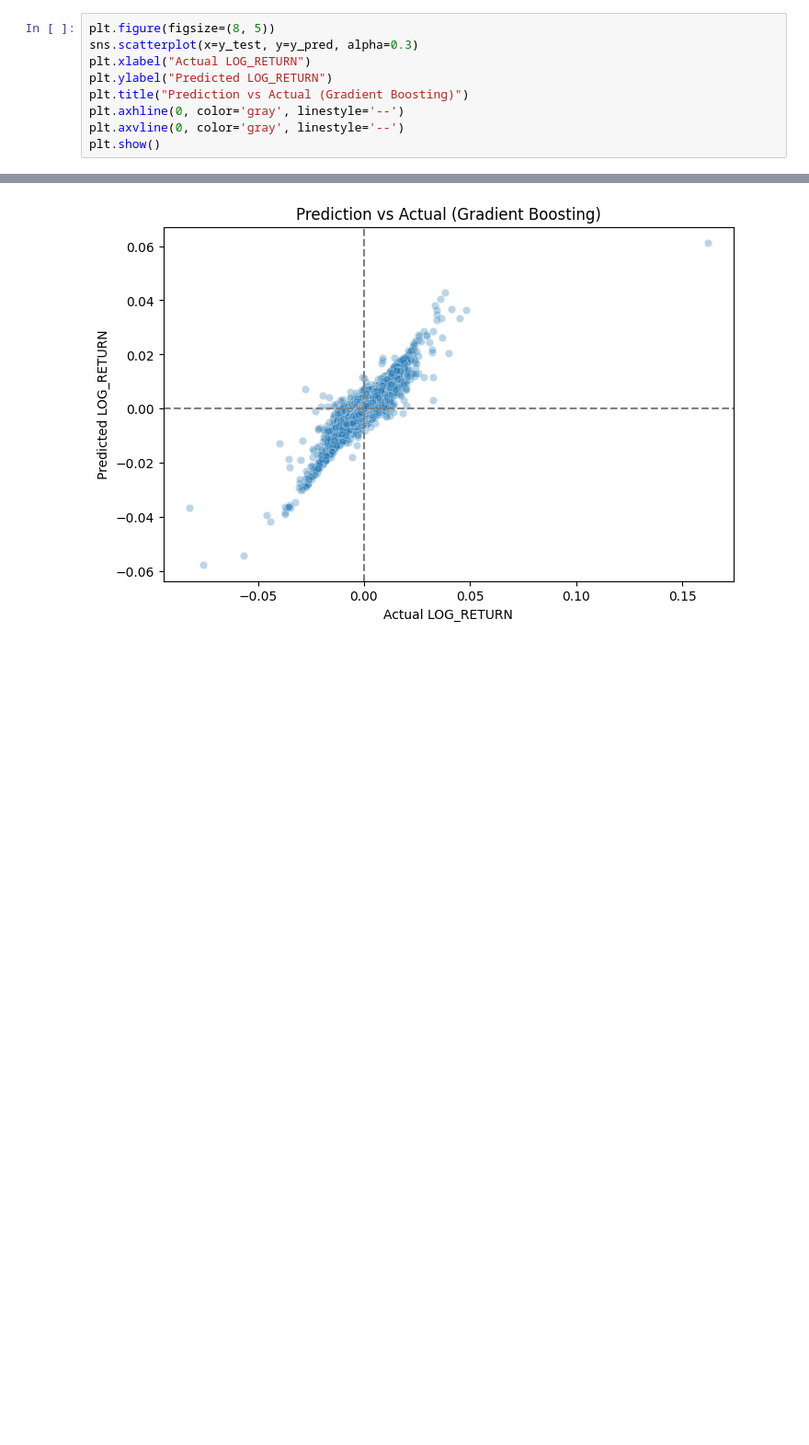
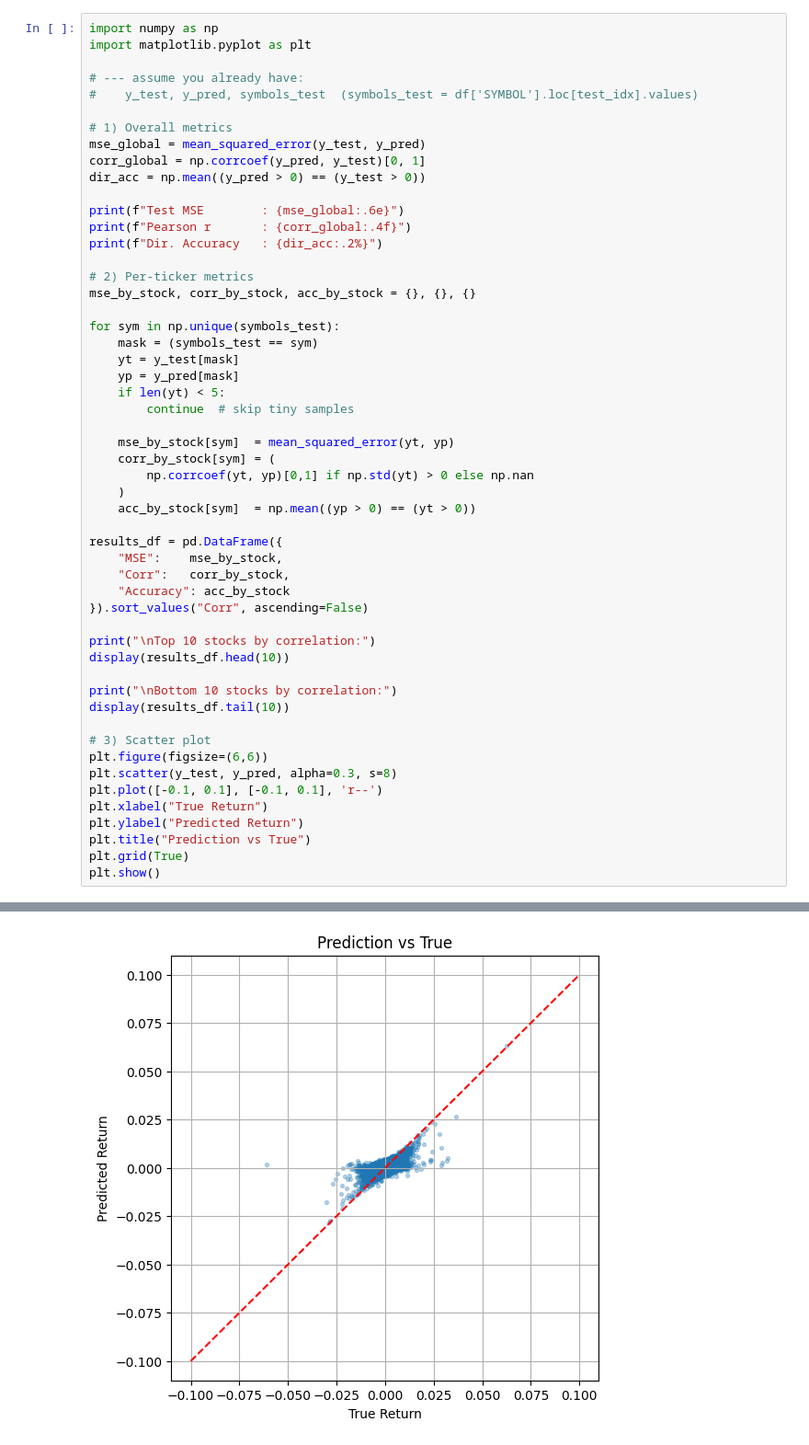
Before and after one commit to arthurdhonneur7/ML_finance_project, a Jupyter notebook: workspaces/modele_classique.ipynb, the cells around one changed output, grey strips where cells are left out. Shown: that part at 92% size. Saved outputs shown, nothing was run; the diff lists cells and outputs as text; blank space fills up the shorter version.

```diff
--- a/workspaces/modele_classique.ipynb
+++ b/workspaces/modele_classique.ipynb
@@ -41,10 +67,54 @@ R² Score: 0.793014140199405
 # %%
-plt.figure(figsize=(8, 5))
-sns.scatterplot(x=y_test, y=y_pred, alpha=0.3)
-plt.xlabel("Actual LOG_RETURN")
-plt.ylabel("Predicted LOG_RETURN")
-plt.title("Prediction vs Actual (Gradient Boosting)")
-plt.axhline(0, color='gray', linestyle='--')
-plt.axvline(0, color='gray', linestyle='--')
+import numpy as np
+import matplotlib.pyplot as plt
+
+# --- assume you already have:
+#    y_test, y_pred, symbols_test  (symbols_test = df['SYMBOL'].loc[test_idx].values)
+
+# 1) Overall metrics
+mse_global = mean_squared_error(y_test, y_pred)
+corr_global = np.corrcoef(y_pred, y_test)[0, 1]
+dir_acc = np.mean((y_pred > 0) == (y_test > 0))
+
+print(f"Test MSE        : {mse_global:.6e}")
+print(f"Pearson r       : {corr_global:.4f}")
+print(f"Dir. Accuracy   : {dir_acc:.2%}")
+
+# 2) Per-ticker metrics
+mse_by_stock, corr_by_stock, acc_by_stock = {}, {}, {}
+
+for sym in np.unique(symbols_test):
+    mask = (symbols_test == sym)
+    yt = y_test[mask]
+    yp = y_pred[mask]
+    if len(yt) < 5:
+        continue  # skip tiny samples
+
+    mse_by_stock[sym]  = mean_squared_error(yt, yp)
+    corr_by_stock[sym] = (
+        np.corrcoef(yt, yp)[0,1] if np.std(yt) > 0 else np.nan
+    )
+    acc_by_stock[sym]  = np.mean((yp > 0) == (yt > 0))
+
+results_df = pd.DataFrame({
+    "MSE":    mse_by_stock,
+    "Corr":   corr_by_stock,
+    "Accuracy": acc_by_stock
+}).sort_values("Corr", ascending=False)
+
+print("\nTop 10 stocks by correlation:")
+display(results_df.head(10))
+
+print("\nBottom 10 stocks by correlation:")
+display(results_df.tail(10))
+
+# 3) Scatter plot
+plt.figure(figsize=(6,6))
+plt.scatter(y_test, y_pred, alpha=0.3, s=8)
+plt.plot([-0.1, 0.1], [-0.1, 0.1], 'r--')
+plt.xlabel("True Return")
+plt.ylabel("Predicted Return")
+plt.title("Prediction vs True")
+plt.grid(True)
 plt.show()
 # %% [output]
@@ -51 +149 @@ plt.show()
-[figure, old version]
+[figure, new version]
```
Also changed, not shown: parts of 3 cells of this notebook.
